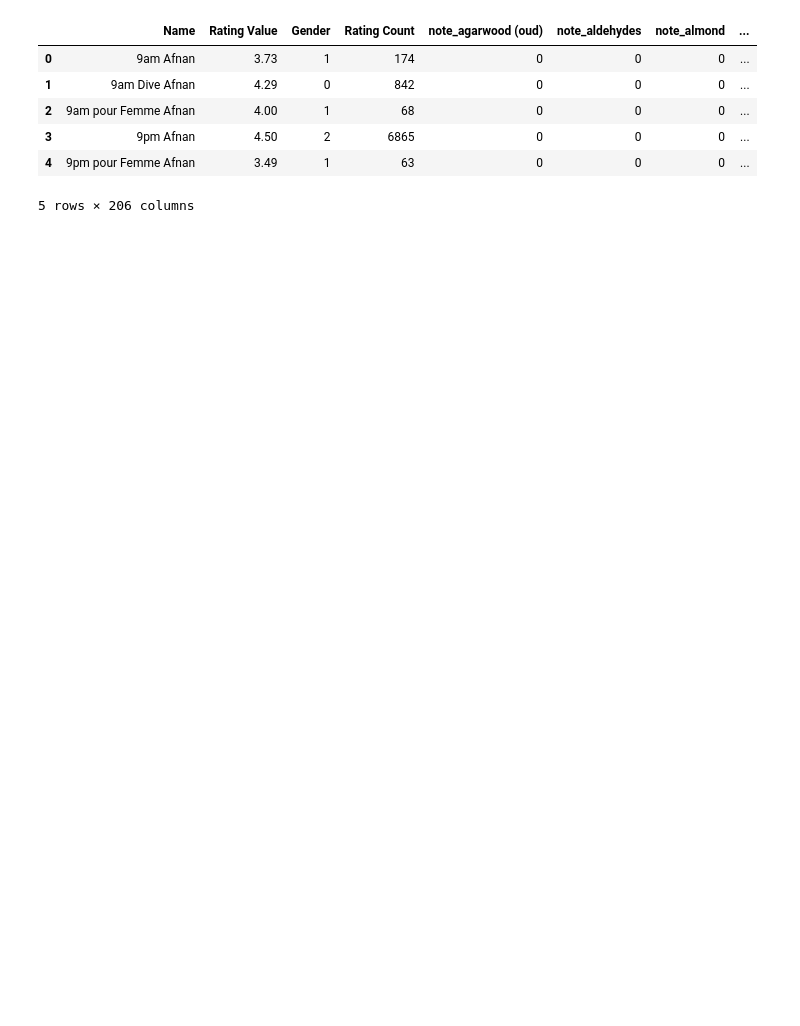
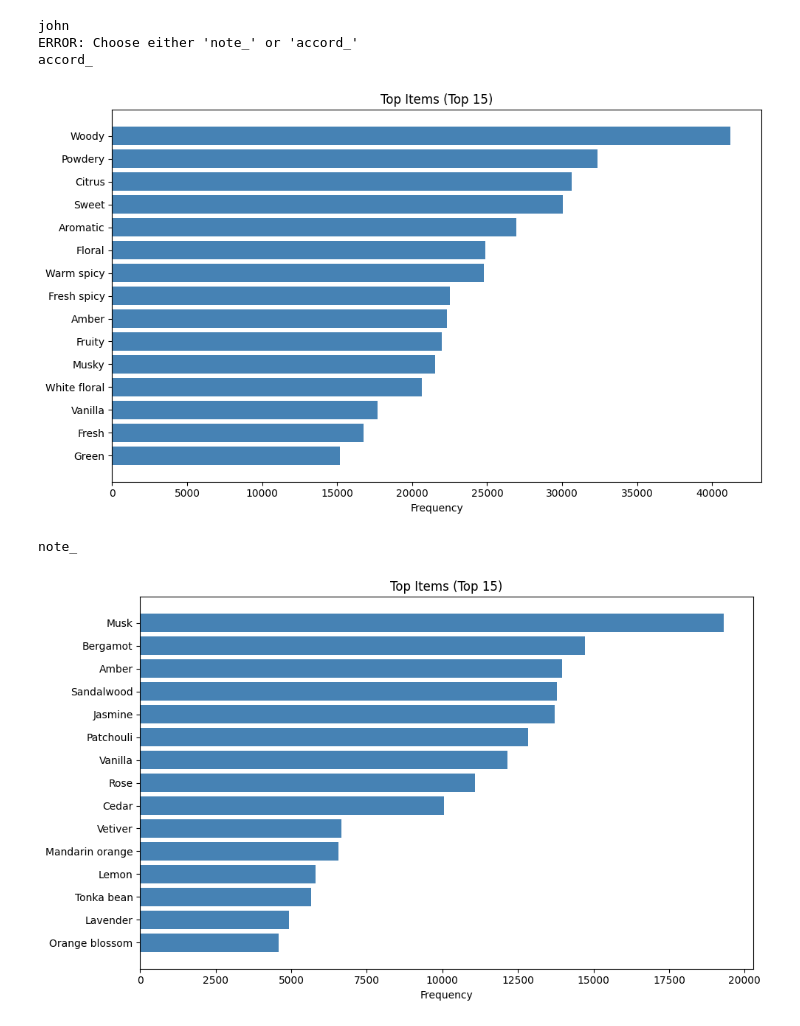
Before and after one commit to TimPolk/LauraDuParfum, a Jupyter notebook: interactive.ipynb, the cells around one changed output. Drawn from its saved outputs; the diff is of its cells as text; code cells hidden in the pictures; blank space fills up the shorter version.

Commit message:
Added error checking on the prefix input and allowed the plot_top_binary_columns() function to not be case-sensitive by normalizing the prefix input

```diff
--- a/interactive.ipynb
+++ b/interactive.ipynb
@@ -1,14 +1,17 @@
 # %%
+from src.eda import plot_top_binary_columns
 import pandas as pd
 
 path = "./Data/fragrance_cleaned.csv"
 df = pd.read_csv(path)
 df.head()
+plot_top_binary_columns(df, "john")
+plot_top_binary_columns(df, "accord_")
+plot_top_binary_columns(df, "NOTE_")
 # %% [output]
-|  | Name | Rating Value | Gender | Rating Count | note_agarwood (oud) | note_aldehydes | note_almond | ... |
-| 0 | 9am Afnan | 3.73 | 1 | 174 | 0 | 0 | 0 | ... |
-| 1 | 9am Dive Afnan | 4.29 | 0 | 842 | 0 | 0 | 0 | ... |
-| 2 | 9am pour Femme Afnan | 4.00 | 1 | 68 | 0 | 0 | 0 | ... |
-| 3 | 9pm Afnan | 4.50 | 2 | 6865 | 0 | 0 | 0 | ... |
-| 4 | 9pm pour Femme Afnan | 3.49 | 1 | 63 | 0 | 0 | 0 | ... |
-5 rows × 206 columns
+john
+ERROR: Choose either 'note_' or 'accord_'
+accord_
+[figure, added]
+note_
+[figure, added]
```
Also changed, not shown: parts of 2 cells of this notebook, 1 other file.
